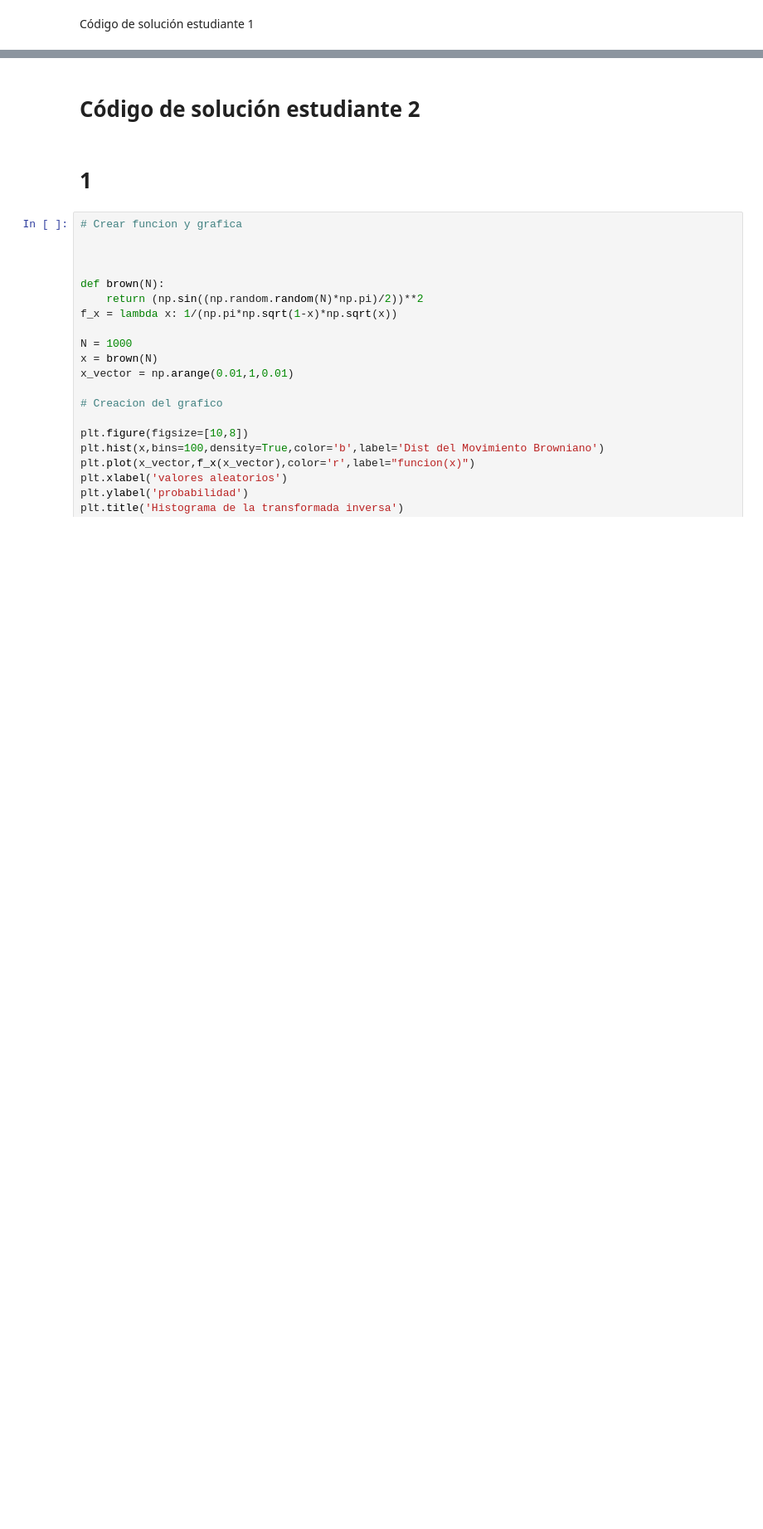
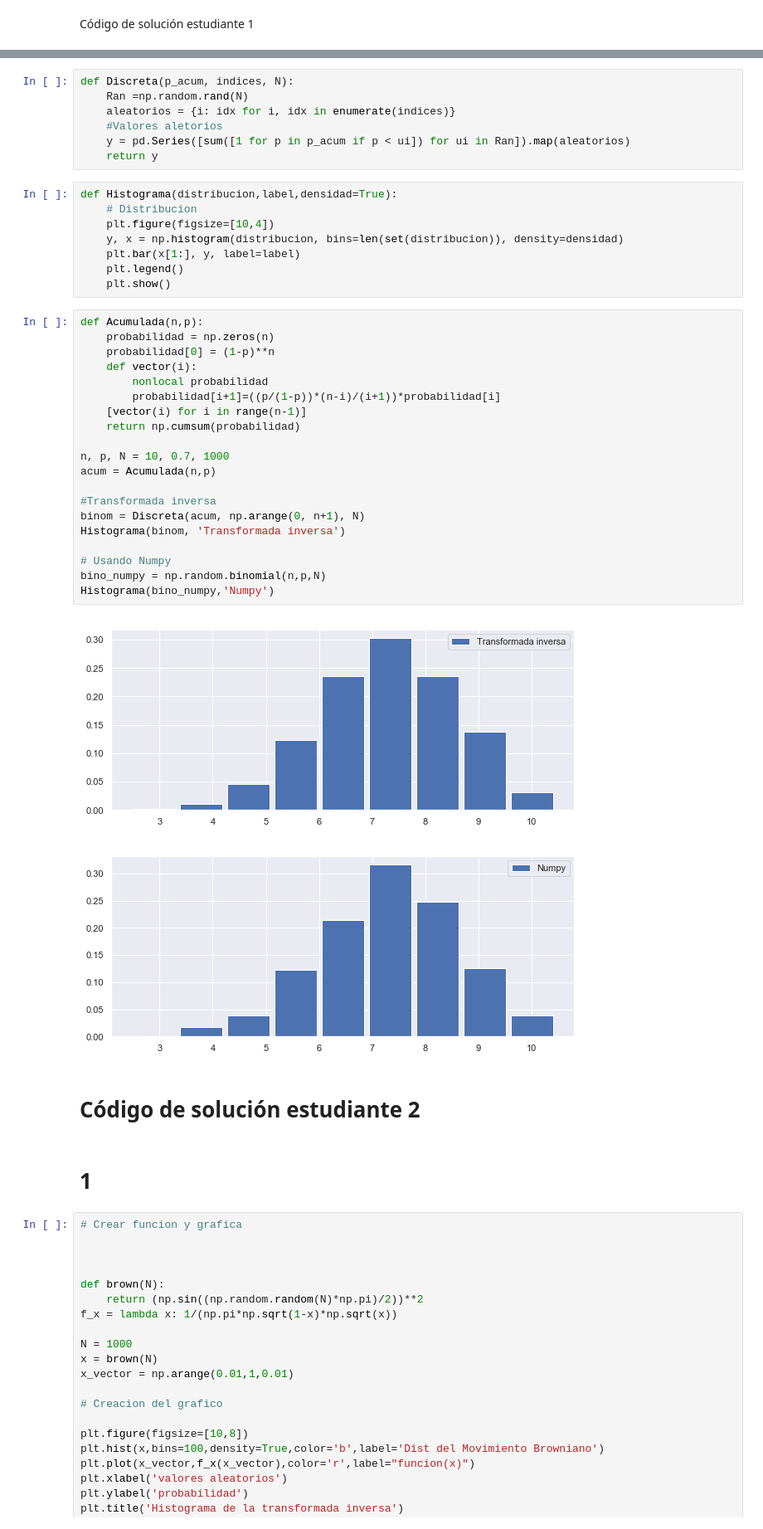
Before and after one commit to Jancope/ProyectoConjunto_JAContreras_MAOchoa, a Jupyter notebook: Tarea5 Antonio Contreras y Marco Ochoa.ipynb, the cells around one changed output, grey strips where cells are left out. Shown at 83% size. Cells and saved outputs as stored; diff of their text form; blank space fills up the shorter version.

```diff
--- a/Tarea5 Antonio Contreras y Marco Ochoa.ipynb
+++ b/Tarea5 Antonio Contreras y Marco Ochoa.ipynb
@@ -44,3 +81,41 @@ Código de solución estudiante 1
+# %%
+def Discreta(p_acum, indices, N):
+    Ran =np.random.rand(N)
+    aleatorios = {i: idx for i, idx in enumerate(indices)}
+    #Valores aletorios
+    y = pd.Series([sum([1 for p in p_acum if p < ui]) for ui in Ran]).map(aleatorios)
+    return y
+# %%
+def Histograma(distribucion,label,densidad=True):
+    # Distribucion
+    plt.figure(figsize=[10,4])
+    y, x = np.histogram(distribucion, bins=len(set(distribucion)), density=densidad)
+    plt.bar(x[1:], y, label=label)
+    plt.legend()
+    plt.show()
+# %%
+def Acumulada(n,p):
+    probabilidad = np.zeros(n)
+    probabilidad[0] = (1-p)**n
+    def vector(i):
+        nonlocal probabilidad
+        probabilidad[i+1]=((p/(1-p))*(n-i)/(i+1))*probabilidad[i]
+    [vector(i) for i in range(n-1)]
+    return np.cumsum(probabilidad)
+
+n, p, N = 10, 0.7, 1000
+acum = Acumulada(n,p)
+
+#Transformada inversa
+binom = Discreta(acum, np.arange(0, n+1), N)
+Histograma(binom, 'Transformada inversa')
+
+# Usando Numpy
+bino_numpy = np.random.binomial(n,p,N)
+Histograma(bino_numpy,'Numpy')
+# %% [output]
+[figure, added]
+[figure, added]
 # %% [markdown]
 # Código de solución estudiante 2
 # %% [markdown]
```
Also changed, not shown: parts of 9 cells of this notebook.
